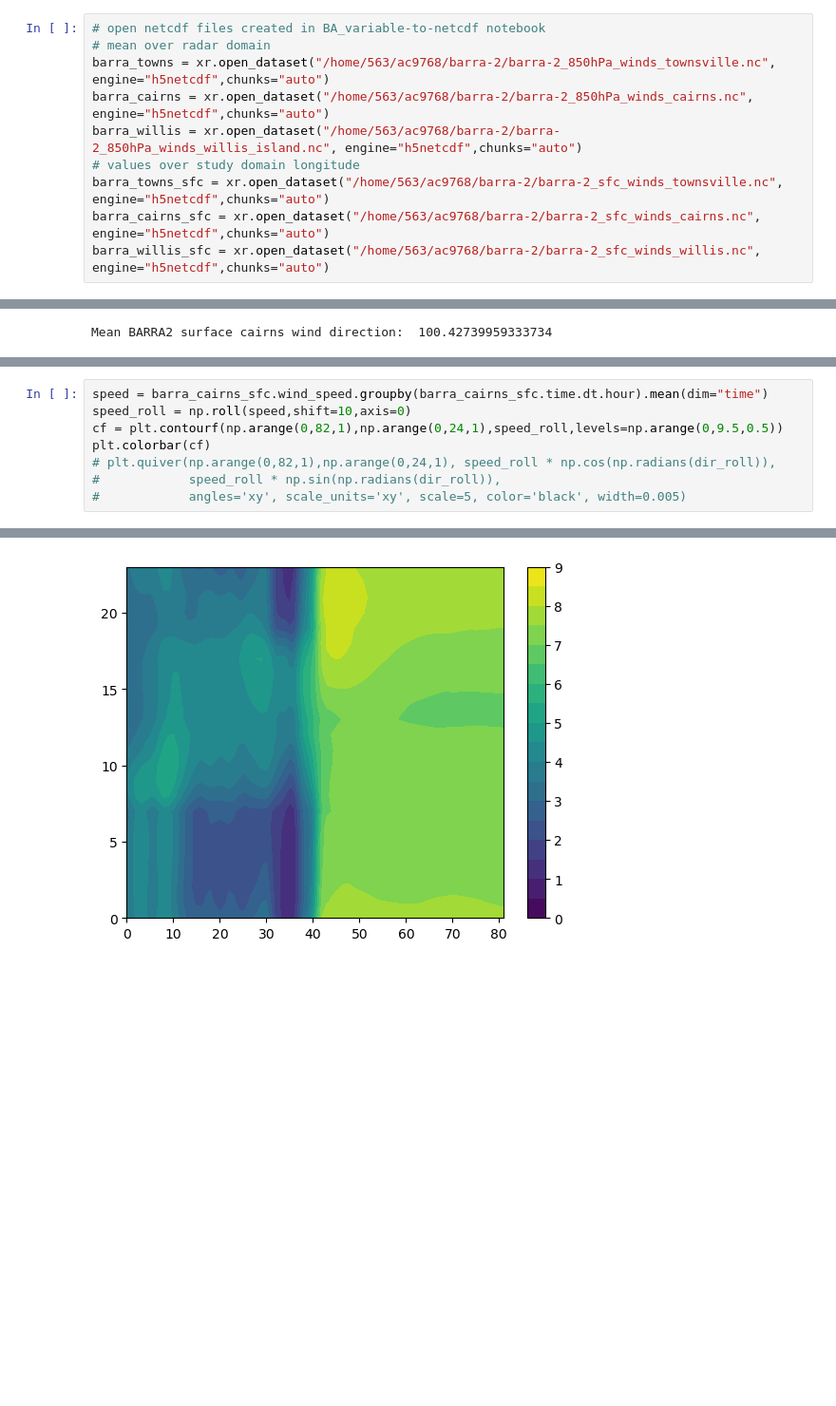
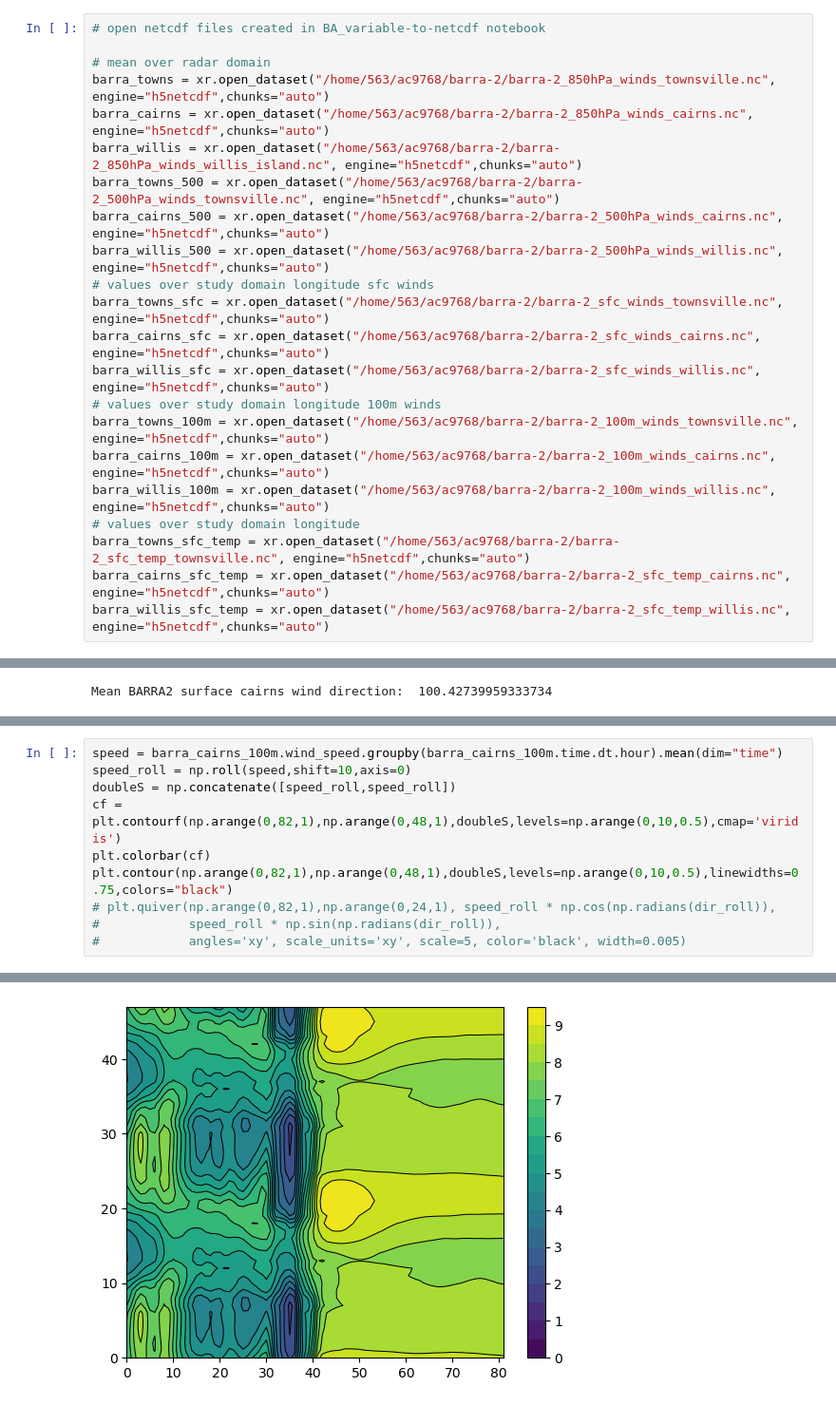
Before and after one commit to alanah-chapman/diurnal-cylces-of-clouds-and-rainfall-over-NE-QLD-during-CBS, a Jupyter notebook: BA_hovmöller-sfc-winds-temp.ipynb, the cells around one changed output, grey strips where cells are left out. Shown at 95% size. Drawn from its saved outputs; the diff is of its cells as text; blank space fills up the shorter version.

```diff
--- a/BA_hovmöller-sfc-winds-temp.ipynb
+++ b/BA_hovmöller-sfc-winds-temp.ipynb
@@ -33,11 +33,23 @@ import dask
 from scipy.stats import circmean
 # %%
 # open netcdf files created in BA_variable-to-netcdf notebook
+
 # mean over radar domain
 barra_towns = xr.open_dataset("/home/563/ac9768/barra-2/barra-2_850hPa_winds_townsville.nc", engine="h5netcdf",chunks="auto")
 barra_cairns = xr.open_dataset("/home/563/ac9768/barra-2/barra-2_850hPa_winds_cairns.nc", engine="h5netcdf",chunks="auto")
 barra_willis = xr.open_dataset("/home/563/ac9768/barra-2/barra-2_850hPa_winds_willis_island.nc", engine="h5netcdf",chunks="auto")
-# values over study domain longitude
+barra_towns_500 = xr.open_dataset("/home/563/ac9768/barra-2/barra-2_500hPa_winds_townsville.nc", engine="h5netcdf",chunks="auto")
+barra_cairns_500 = xr.open_dataset("/home/563/ac9768/barra-2/barra-2_500hPa_winds_cairns.nc", engine="h5netcdf",chunks="auto")
+barra_willis_500 = xr.open_dataset("/home/563/ac9768/barra-2/barra-2_500hPa_winds_willis.nc", engine="h5netcdf",chunks="auto")
+# values over study domain longitude sfc winds
 barra_towns_sfc = xr.open_dataset("/home/563/ac9768/barra-2/barra-2_sfc_winds_townsville.nc", engine="h5netcdf",chunks="auto")
 barra_cairns_sfc = xr.open_dataset("/home/563/ac9768/barra-2/barra-2_sfc_winds_cairns.nc", engine="h5netcdf",chunks="auto")
 barra_willis_sfc = xr.open_dataset("/home/563/ac9768/barra-2/barra-2_sfc_winds_willis.nc", engine="h5netcdf",chunks="auto")
+# values over study domain longitude 100m winds
+barra_towns_100m = xr.open_dataset("/home/563/ac9768/barra-2/barra-2_100m_winds_townsville.nc", engine="h5netcdf",chunks="auto")
+barra_cairns_100m = xr.open_dataset("/home/563/ac9768/barra-2/barra-2_100m_winds_cairns.nc", engine="h5netcdf",chunks="auto")
+barra_willis_100m = xr.open_dataset("/home/563/ac9768/barra-2/barra-2_100m_winds_willis.nc", engine="h5netcdf",chunks="auto")
+# values over study domain longitude
+barra_towns_sfc_temp = xr.open_dataset("/home/563/ac9768/barra-2/barra-2_sfc_temp_townsville.nc", engine="h5netcdf",chunks="auto")
+barra_cairns_sfc_temp = xr.open_dataset("/home/563/ac9768/barra-2/barra-2_sfc_temp_cairns.nc", engine="h5netcdf",chunks="auto")
+barra_willis_sfc_temp = xr.open_dataset("/home/563/ac9768/barra-2/barra-2_sfc_temp_willis.nc", engine="h5netcdf",chunks="auto")
@@ -60,8 +158,10 @@ Mean BARRA2 surface cairns wind direction:  100.42739959333734
 # %%
-speed = barra_cairns_sfc.wind_speed.groupby(barra_cairns_sfc.time.dt.hour).mean(dim="time")
+speed = barra_cairns_100m.wind_speed.groupby(barra_cairns_100m.time.dt.hour).mean(dim="time")
 speed_roll = np.roll(speed,shift=10,axis=0)
-cf = plt.contourf(np.arange(0,82,1),np.arange(0,24,1),speed_roll,levels=np.arange(0,9.5,0.5))
+doubleS = np.concatenate([speed_roll,speed_roll])
+cf = plt.contourf(np.arange(0,82,1),np.arange(0,48,1),doubleS,levels=np.arange(0,10,0.5),cmap='viridis')
 plt.colorbar(cf)
+plt.contour(np.arange(0,82,1),np.arange(0,48,1),doubleS,levels=np.arange(0,10,0.5),linewidths=0.75,colors="black")
 # plt.quiver(np.arange(0,82,1),np.arange(0,24,1), speed_roll * np.cos(np.radians(dir_roll)),
 #            speed_roll * np.sin(np.radians(dir_roll)),
 #            angles='xy', scale_units='xy', scale=5, color='black', width=0.005)
@@ -70,4 +170,4 @@ plt.colorbar(cf)
-[figure, old version]
+[figure, new version]
 # %%
 dir = barra_cairns_sfc.wind_dir.groupby(barra_cairns_sfc.time.dt.hour).mean(dim="time")
 dir_roll = np.roll(dir,shift=10,axis=0)
```
Also changed, not shown: parts of 11 cells of this notebook, 3 other files.
